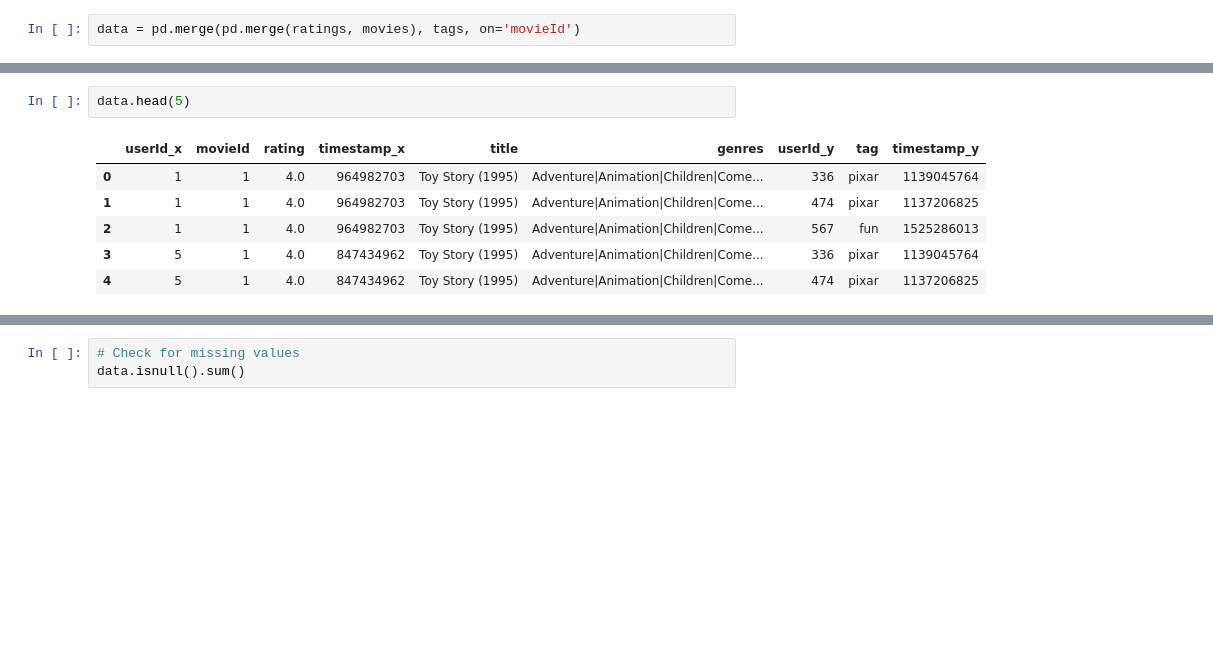
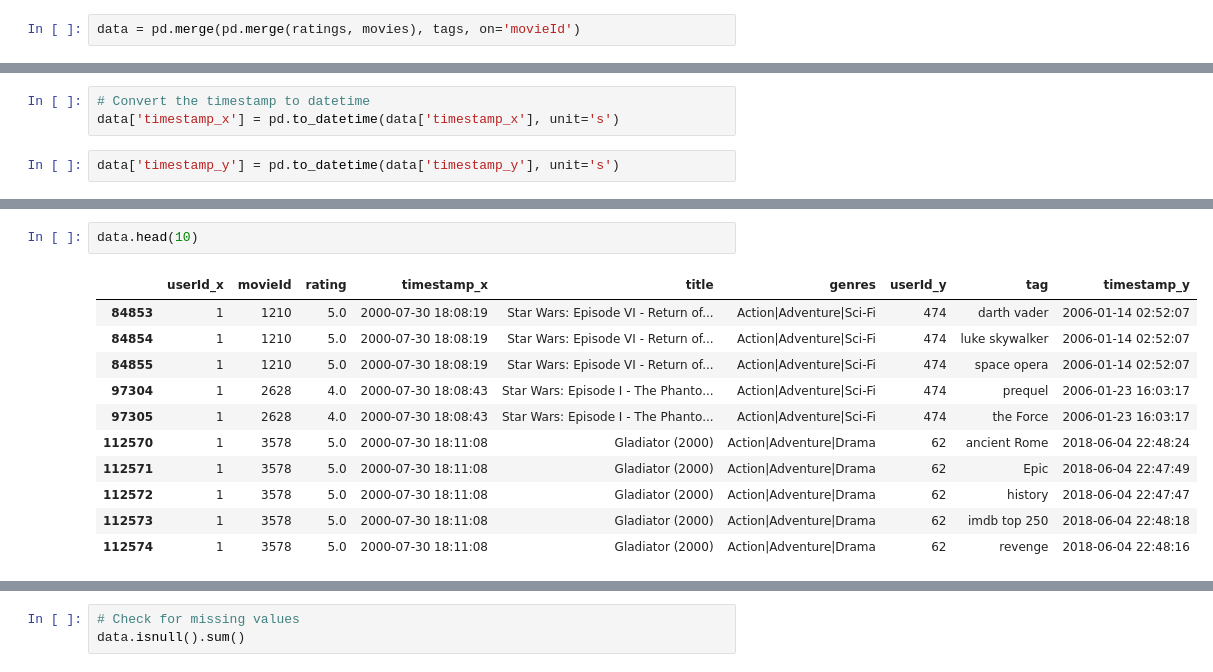
Before and after one commit to lmntrx-sys/RecSys, a Jupyter notebook: data_test.ipynb, the cells around one changed output, grey strips where cells are left out. Saved outputs shown, nothing was run; the diff lists cells and outputs as text; blank space fills up the shorter version.

```diff
--- a/data_test.ipynb
+++ b/data_test.ipynb
@@ -51,0 +57,5 @@ data = pd.merge(pd.merge(ratings, movies), tags, on='movieId')
+# %%
+# Convert the timestamp to datetime
+data['timestamp_x'] = pd.to_datetime(data['timestamp_x'], unit='s')
+# %%
+data['timestamp_y'] = pd.to_datetime(data['timestamp_y'], unit='s')
@@ -52,9 +82,14 @@ data = pd.merge(pd.merge(ratings, movies), tags, on='movieId')
 # %%
-data.head(5)
+data.head(10)
 # %% [output]
 |  | userId_x | movieId | rating | timestamp_x | title | genres | userId_y | tag | timestamp_y |
-| 0 | 1 | 1 | 4.0 | 964982703 | Toy Story (1995) | Adventure|Animation|Children|Come... | 336 | pixar | 1139045764 |
-| 1 | 1 | 1 | 4.0 | 964982703 | Toy Story (1995) | Adventure|Animation|Children|Come... | 474 | pixar | 1137206825 |
-| 2 | 1 | 1 | 4.0 | 964982703 | Toy Story (1995) | Adventure|Animation|Children|Come... | 567 | fun | 1525286013 |
-| 3 | 5 | 1 | 4.0 | 847434962 | Toy Story (1995) | Adventure|Animation|Children|Come... | 336 | pixar | 1139045764 |
-| 4 | 5 | 1 | 4.0 | 847434962 | Toy Story (1995) | Adventure|Animation|Children|Come... | 474 | pixar | 1137206825 |
+| 84853 | 1 | 1210 | 5.0 | 2000-07-30 18:08:19 | Star Wars: Episode VI - Return of... | Action|Adventure|Sci-Fi | 474 | darth vader | 2006-01-14 02:52:07 |
+| 84854 | 1 | 1210 | 5.0 | 2000-07-30 18:08:19 | Star Wars: Episode VI - Return of... | Action|Adventure|Sci-Fi | 474 | luke skywalker | 2006-01-14 02:52:07 |
+| 84855 | 1 | 1210 | 5.0 | 2000-07-30 18:08:19 | Star Wars: Episode VI - Return of... | Action|Adventure|Sci-Fi | 474 | space opera | 2006-01-14 02:52:07 |
+| 97304 | 1 | 2628 | 4.0 | 2000-07-30 18:08:43 | Star Wars: Episode I - The Phanto... | Action|Adventure|Sci-Fi | 474 | prequel | 2006-01-23 16:03:17 |
+| 97305 | 1 | 2628 | 4.0 | 2000-07-30 18:08:43 | Star Wars: Episode I - The Phanto... | Action|Adventure|Sci-Fi | 474 | the Force | 2006-01-23 16:03:17 |
+| 112570 | 1 | 3578 | 5.0 | 2000-07-30 18:11:08 | Gladiator (2000) | Action|Adventure|Drama | 62 | ancient Rome | 2018-06-04 22:48:24 |
+| 112571 | 1 | 3578 | 5.0 | 2000-07-30 18:11:08 | Gladiator (2000) | Action|Adventure|Drama | 62 | Epic | 2018-06-04 22:47:49 |
+| 112572 | 1 | 3578 | 5.0 | 2000-07-30 18:11:08 | Gladiator (2000) | Action|Adventure|Drama | 62 | history | 2018-06-04 22:47:47 |
+| 112573 | 1 | 3578 | 5.0 | 2000-07-30 18:11:08 | Gladiator (2000) | Action|Adventure|Drama | 62 | imdb top 250 | 2018-06-04 22:48:18 |
+| 112574 | 1 | 3578 | 5.0 | 2000-07-30 18:11:08 | Gladiator (2000) | Action|Adventure|Drama | 62 | revenge | 2018-06-04 22:48:16 |
```
Also changed, not shown: parts of 13 cells of this notebook.
